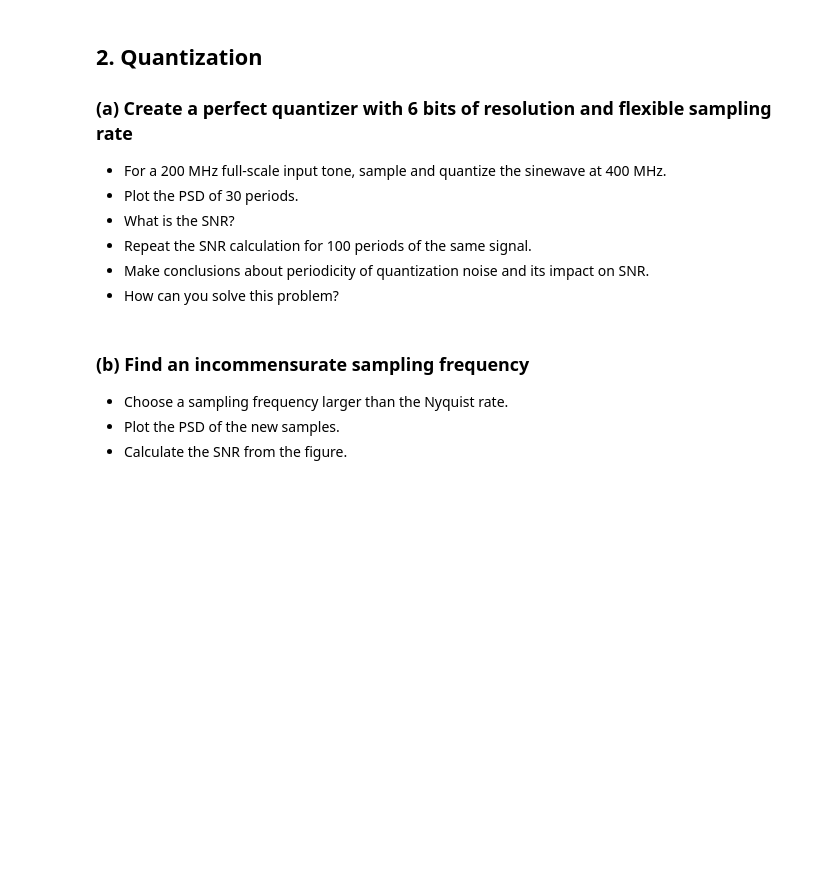
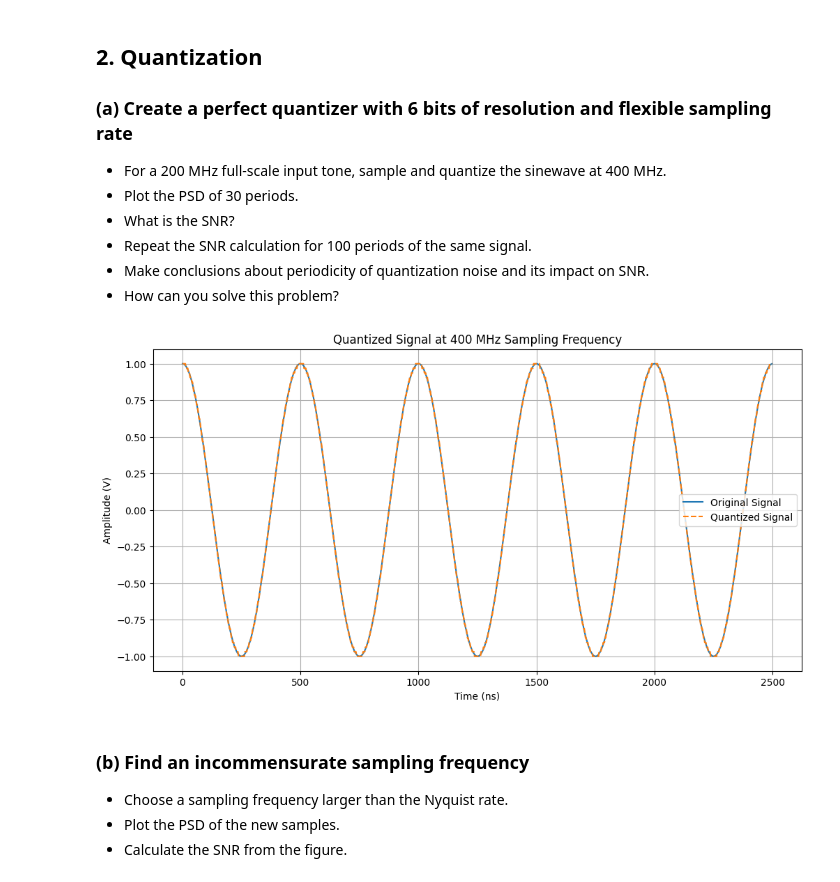
Before and after one commit to Sam-Bieberich/489, a Jupyter notebook: lab2.ipynb, the cells around one changed output. Cells and saved outputs as stored; diff of their text form; code cells hidden in the pictures; blank space fills up the shorter version.

```diff
--- a/lab2.ipynb
+++ b/lab2.ipynb
@@ -165,6 +176,31 @@ SNR from PSD with Blackman window: 73.84 dB
 - Repeat the SNR calculation for 100 periods of the same signal.
 - Make conclusions about periodicity of quantization noise and its impact on SNR.
 - How can you solve this problem?
+# %%
+Fs_new = 400e6  # new sampling frequency
+num_periods = 5  # number of periods to simulate
+
+t_new = np.arange(0, num_periods / F, 1 / Fs_new)
+
+x_new = A * np.cos(2 * np.pi * F * t_new)
+
+num_bits = 6
+quantization_levels = 2**num_bits
+
+x_quantized = np.round(x_new * (quantization_levels / 2)) / (quantization_levels / 2)
+
+# Plot the quantized signal
+plt.figure(figsize=(12, 6))
+plt.plot(t_new[:1000] * 1e9, x_new[:1000], label='Original Signal')
+plt.plot(t_new[:1000] * 1e9, x_quantized[:1000], label='Quantized Signal', linestyle='--')
+plt.title('Quantized Signal at 400 MHz Sampling Frequency')
+plt.xlabel('Time (ns)')
+plt.ylabel('Amplitude (V)')
+plt.legend()
+plt.grid(True)
+plt.show()
+# %% [output]
+[figure, added]
 # %% [markdown]
 ### (b) Find an incommensurate sampling frequency
 - Choose a sampling frequency larger than the Nyquist rate.
```
Also changed, not shown: parts of 5 cells of this notebook.
